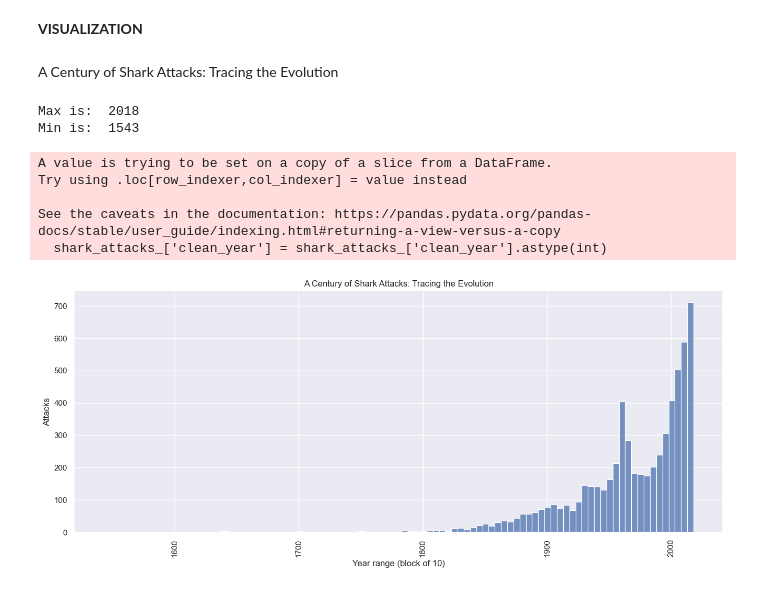
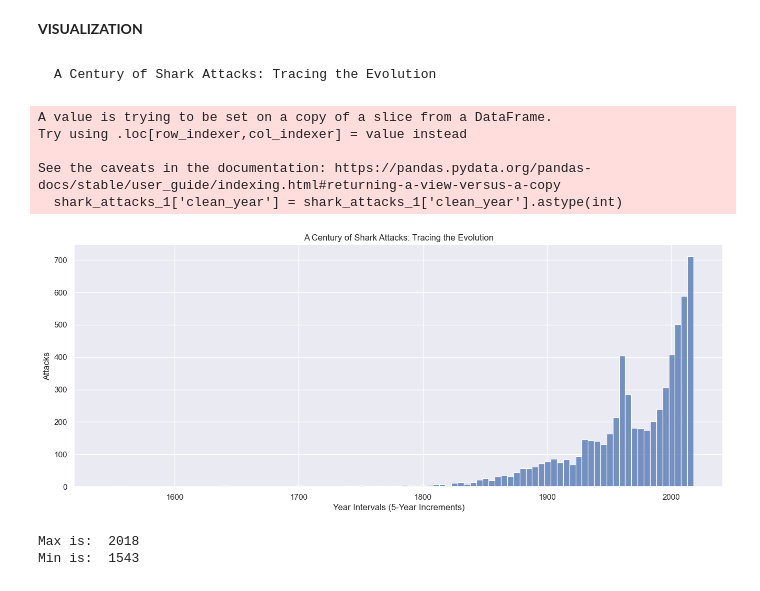
Before and after one commit to niniet98/PROJECT-I, a Jupyter notebook: src/visualization.ipynb, the cells around one changed output. Drawn from its saved outputs; the diff is of its cells as text; code cells hidden in the pictures.

```diff
--- a/src/visualization.ipynb
+++ b/src/visualization.ipynb
@@ -19,37 +19,26 @@ shark_attacks.sample(3)
 # %% [markdown]
 **VISUALIZATION**
 # %% [markdown]
-A Century of Shark Attacks: Tracing the Evolution
+    A Century of Shark Attacks: Tracing the Evolution
-# %%
-def classify_years_by_range(year):
-    """
-    This function receives a string and it looks
-    """
-    year = int(year)
-    return ''
-
-shark_attacks_ = shark_attacks[shark_attacks['clean_year'] != 'Unknown']
-print("Max is: ", max(shark_attacks_['clean_year']))
-print("Min is: ", min(shark_attacks_['clean_year']))
-# %% [output]
-Max is:  2018
-Min is:  1543
 # %%
-shark_attacks_ = shark_attacks[shark_attacks['clean_year'] != 'Unknown']
-shark_attacks_['clean_year'] = shark_attacks_['clean_year'].astype(int)
-bins = range(int(shark_attacks_['clean_year'].min()), int(shark_attacks_['clean_year'].max()) + 5, 5)
-sns.histplot(data=shark_attacks_, x='clean_year', bins=bins)
+shark_attacks_1 = shark_attacks[shark_attacks['clean_year'] != 'Unknown']
+shark_attacks_1['clean_year'] = shark_attacks_1['clean_year'].astype(int)
+bins = range(int(shark_attacks_1['clean_year'].min()), int(shark_attacks_1['clean_year'].max()) + 5, 5)
+sns.histplot(data=shark_attacks_1, x='clean_year', bins=bins)
 plt.title('A Century of Shark Attacks: Tracing the Evolution')
-plt.xlabel('Year range (block of 10)')
+plt.xlabel('Year Intervals (5-Year Increments)')
 plt.ylabel('Attacks')
-plt.xticks(rotation=90)
 plt.show()
-
-#sns.histplot(x='clean_year', data=shark_attacks)
 # %% [output]
 A value is trying to be set on a copy of a slice from a DataFrame.
 Try using .loc[row_indexer,col_indexer] = value instead
 
 See the caveats in the documentation: https://pandas.pydata.org/pandas-docs/stable/user_guide/indexing.html#returning-a-view-versus-a-copy
-  shark_attacks_['clean_year'] = shark_attacks_['clean_year'].astype(int)
+  shark_attacks_1['clean_year'] = shark_attacks_1['clean_year'].astype(int)
-[figure, old version]
+[figure, new version]
+# %%
+print("Max is: ", max(shark_attacks_1['clean_year']))
+print("Min is: ", min(shark_attacks_1['clean_year']))
+# %% [output]
+Max is:  2018
+Min is:  1543
```
Also changed, not shown: parts of 10 cells of this notebook, 8 other files.
